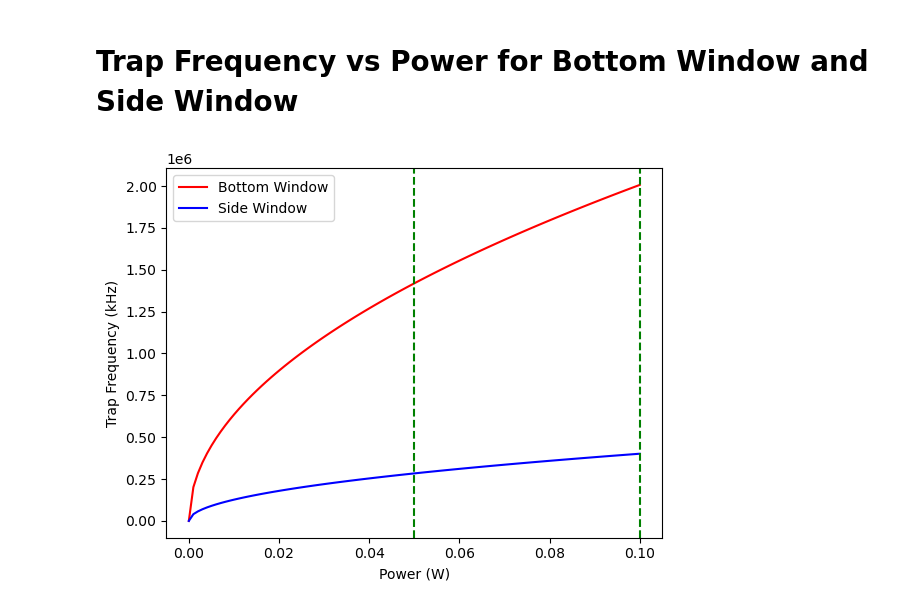
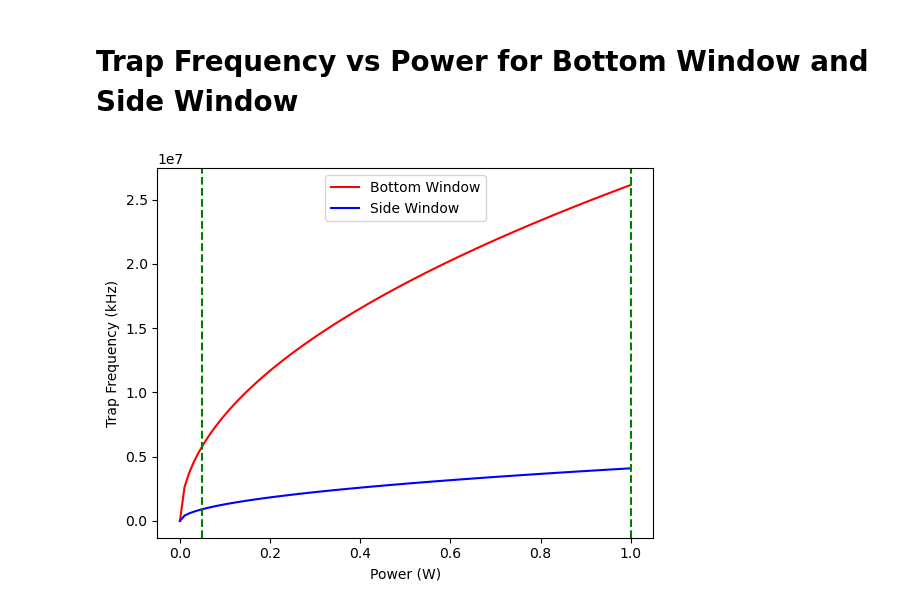
Before and after one commit to SQRLab/BladeRunner, a Jupyter notebook: Tweezers/Proposal_Figs.ipynb, the cells around one changed output. Drawn from its saved outputs; the diff is of its cells as text; code cells hidden in the pictures.

```diff
--- a/Tweezers/Proposal_Figs.ipynb
+++ b/Tweezers/Proposal_Figs.ipynb
@@ -60,25 +60,25 @@ plt.show()
 # %% [markdown]
 # Trap Frequency vs Power for Bottom Window and Side Window
 # %%
-w0_side = 5e-6
-w0_bot = 1e-6
+w0_side = 1.55e-6
+w0_bot = 0.2427e-6
 wz_side = beam_propogation(w0_side,0,tweezer_wavelength)
 wz_bot = beam_propogation(w0_bot,0,tweezer_wavelength)
-P0 = np.linspace(0,.1,100)
+P0 = np.linspace(0,1,100)
 
 U_side = potential(omega_tweezer,linewidths,omega_res,P0,w0_side)
 f_r_side = tweezer_optical_potential_to_trap_frequency(tweezer_wavelength,linewidths,omega_res,P0,w0,m,U_side)[0]
 
 U_bot = potential(omega_tweezer,linewidths,omega_res,P0,w0_bot)
 f_r_bot = tweezer_optical_potential_to_trap_frequency(tweezer_wavelength,linewidths,omega_res,P0,w0,m,U_bot)[0]
 
 plt.plot(P0,f_r_bot,'r',label = "Bottom Window")
 plt.plot(P0,f_r_side,'b',label = "Side Window")
 plt.xlabel('Power (W)')
 plt.ylabel('Trap Frequency (kHz)')
 plt.axvline(0.05,linestyle = '--',color = 'g')
-plt.axvline(0.1,linestyle = '--',color = 'g')
+plt.axvline(1,linestyle = '--',color = 'g')
 plt.legend()
 plt.show()
 # %% [output]
-[figure, old version]
+[figure, new version]
```
